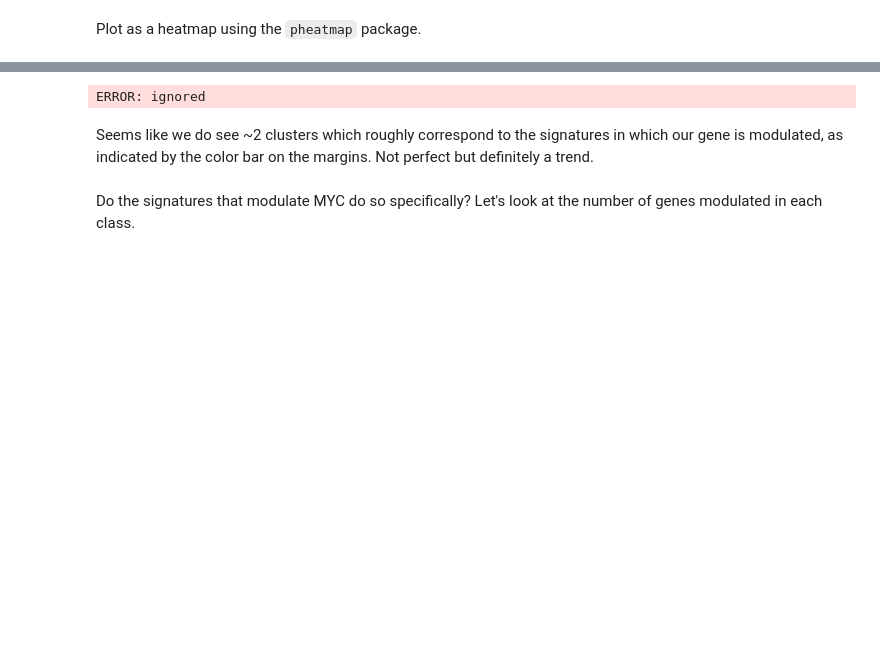
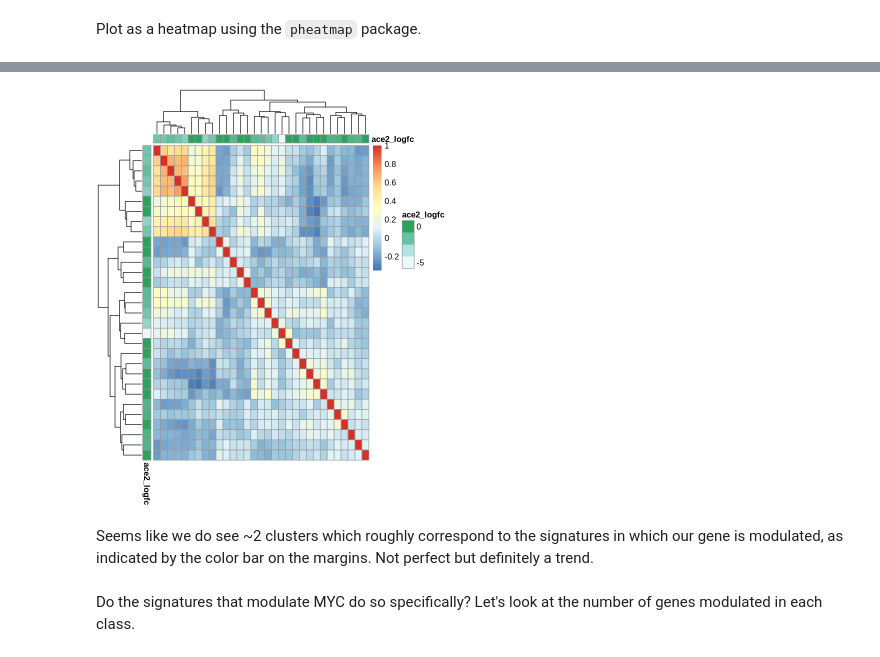
Before and after one commit to cmap/lincs-workshop-2020, a Jupyter notebook: notebooks/gene_expression/Gene_modulation.ipynb, the cells around one changed output, grey strips where cells are left out. Drawn from its saved outputs; the diff is of its cells as text; code cells hidden in the pictures; blank space fills up the shorter version.

```diff
--- a/notebooks/gene_expression/Gene_modulation.ipynb
+++ b/notebooks/gene_expression/Gene_modulation.ipynb
@@ -281,8 +281,9 @@ corr <- cor(mat(ds2), method="spearman")
 # %% [markdown]
 Cluster the correlations, overlaying a color bar indicating the degree of modulation of our gene of interest.
 # %%
-mod_df <- data.frame(rbind(ace2_downreg, ace2_nonmod, use.names=T))
-rownames(mod_df) <- mod_df$sig_id
-mod_df <- mod_df[, "ace2_logfc"]
-head(mod_df)
+# set up a data.frame of annotations for plotting the heatmap
+mod_df <- rbind(ace2_downreg, ace2_nonmod, use.names=T)
+ann_df <- data.frame(ace2_logfc=mod_df$ace2_logfc)
+rownames(ann_df) <- mod_df$sig_id
+head(ann_df)
 # %% [output]
@@ -290,6 +299,6 @@ head(mod_df)
 # %% [markdown]
 Plot as a heatmap using the `pheatmap` package.
 # %%
-pheatmap::pheatmap(corr, annotation_row=mod_df, annotation_col=mod_df,
+pheatmap::pheatmap(corr, annotation_row=ann_df, annotation_col=ann_df,
                   show_rownames=F, show_colnames=F)
 # %% [output]
@@ -300,4 +305,4 @@ Warning message in max(x):
-ERROR: ignored
+[figure, added]
 # %% [markdown]
 Seems like we do see ~2 clusters which roughly correspond to the signatures in which our gene is modulated, as indicated by the color bar on the margins. Not perfect but definitely a trend.
 # %% [markdown]
```
Also changed, not shown: parts of 2 cells of this notebook.
